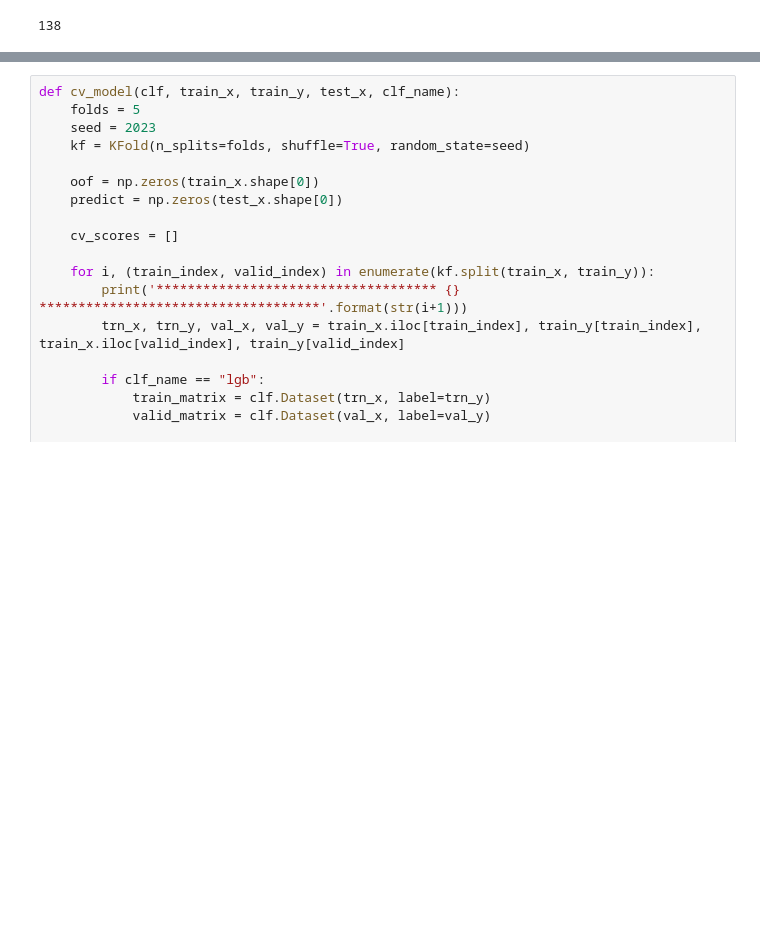
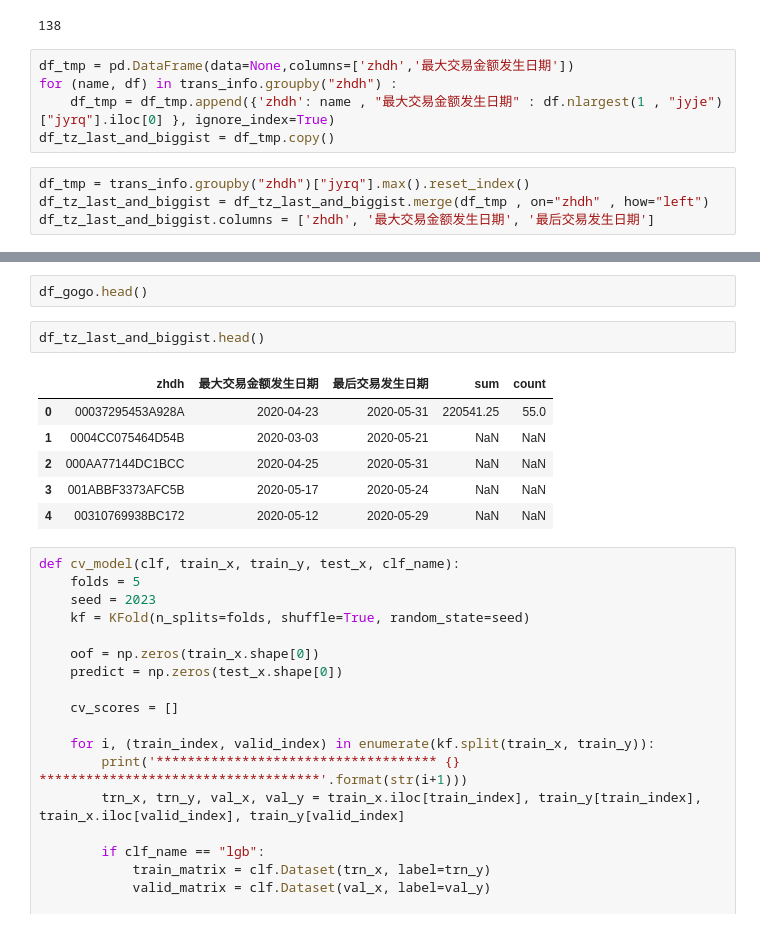
Before and after one commit to HumHumMonster/anaconda, a Jupyter notebook: 风险识别/baseline.ipynb, the cells around one changed output, grey strips where cells are left out. Cells and saved outputs as stored; diff of their text form; blank space fills up the shorter version.

```diff
--- a/风险识别/baseline.ipynb
+++ b/风险识别/baseline.ipynb
@@ -135,3 +149,12 @@ cols = [f for f in train_label.columns if f not in ['zhdh','black_flag']]
 len(cols)
 # %% [output]
 138
+# %%
+df_tmp = pd.DataFrame(data=None,columns=['zhdh','最大交易金额发生日期'])
+for (name, df) in trans_info.groupby("zhdh") :
+    df_tmp = df_tmp.append({'zhdh': name , "最大交易金额发生日期" : df.nlargest(1 , "jyje")["jyrq"].iloc[0] }, ignore_index=True)
+df_tz_last_and_biggist = df_tmp.copy()
+# %%
+df_tmp = trans_info.groupby("zhdh")["jyrq"].max().reset_index()
+df_tz_last_and_biggist = df_tz_last_and_biggist.merge(df_tmp , on="zhdh" , how="left")
+df_tz_last_and_biggist.columns = ['zhdh', '最大交易金额发生日期', '最后交易发生日期']
@@ -138,3 +178,14 @@ len(cols)
+# %%
+df_gogo.head()
+# %%
+df_tz_last_and_biggist.head()
+# %% [output]
+|  | zhdh | 最大交易金额发生日期 | 最后交易发生日期 | sum | count |
+| 0 | 00037295453A928A | 2020-04-23 | 2020-05-31 | 220541.25 | 55.0 |
+| 1 | 0004CC075464D54B | 2020-03-03 | 2020-05-21 | NaN | NaN |
+| 2 | 000AA77144DC1BCC | 2020-04-25 | 2020-05-31 | NaN | NaN |
+| 3 | 001ABBF3373AFC5B | 2020-05-17 | 2020-05-24 | NaN | NaN |
+| 4 | 00310769938BC172 | 2020-05-12 | 2020-05-29 | NaN | NaN |
 # %%
 def cv_model(clf, train_x, train_y, test_x, clf_name):
     folds = 5
```
Also changed, not shown: parts of 7 cells of this notebook, 2 other files.
